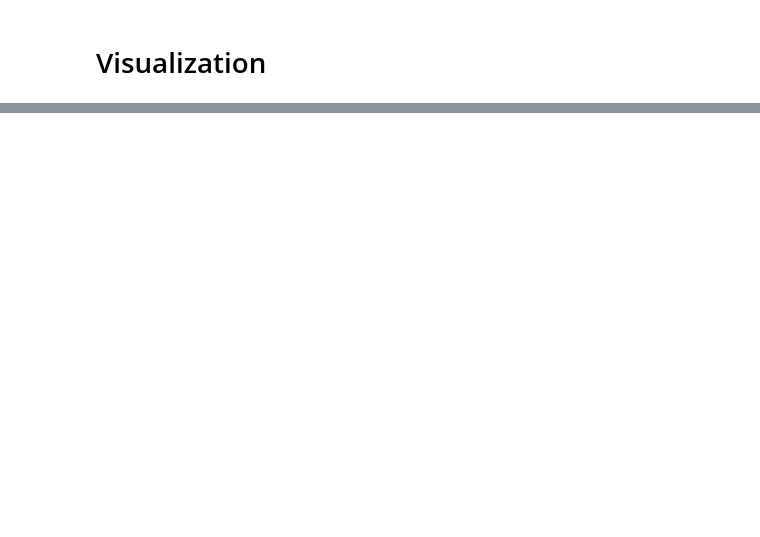
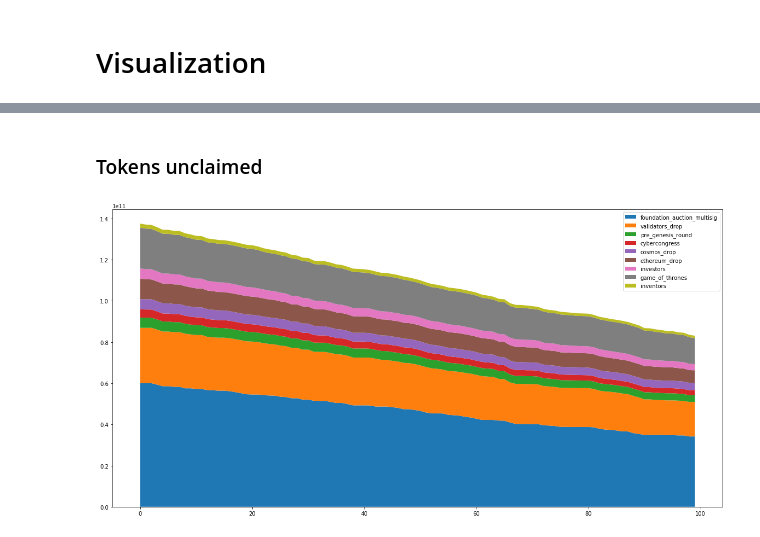
Before and after one commit to belya/cyber, a Jupyter notebook: model/base.ipynb, the cells around one changed output, grey strips where cells are left out. Saved outputs shown, nothing was run; the diff lists cells and outputs as text; code cells hidden in the pictures; blank space fills up the shorter version.

```diff
--- a/model/base.ipynb
+++ b/model/base.ipynb
@@ -546,0 +799,16 @@ for i in tqdm_notebook(range(100)):
+# %% [markdown]
+### Tokens unclaimed
+# %%
+plt.figure(figsize=(20, 10))
+x = range(len(all_stats))
+y = [
+    [stat["unclaimed_" + group] for stat in all_stats]
+    for group in cyber_distribution
+]
+labels = [group for group in cyber_distribution]
+
+plt.stackplot(x, y, labels=labels)
+plt.legend()
+plt.show()
+# %% [output]
+[figure, added]
```
Also changed, not shown: parts of 48 cells of this notebook, 2 other files.
